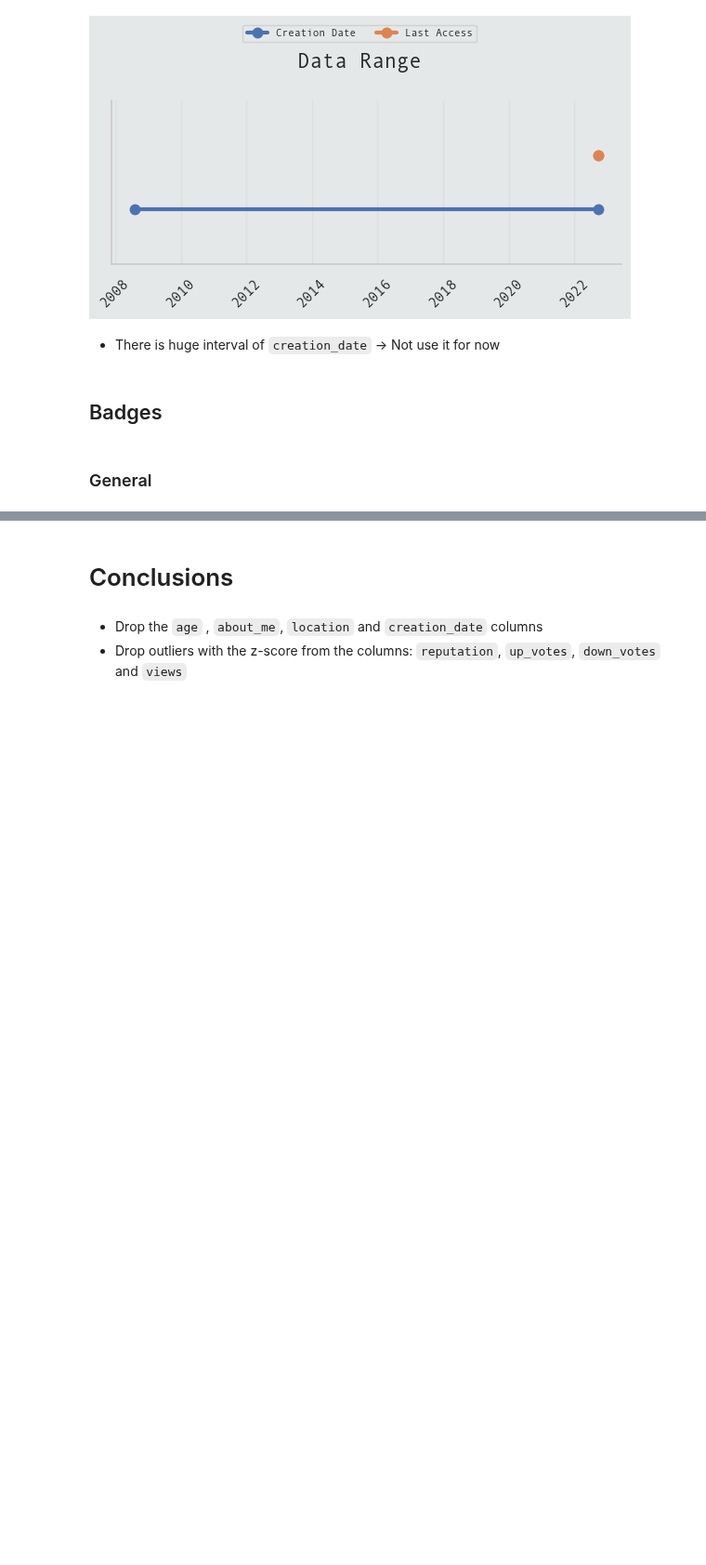
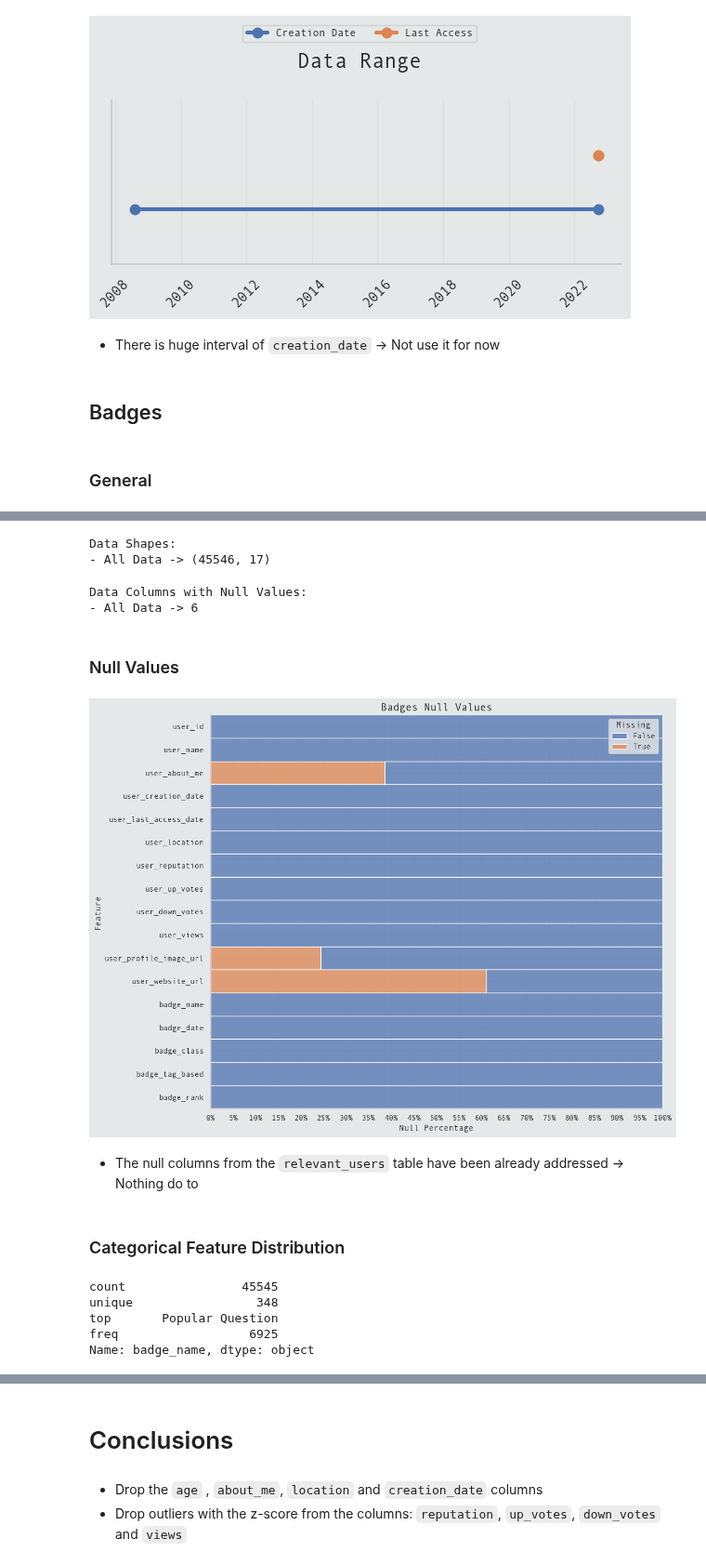
Before and after one commit to Volscente/DruidicGroveAI, a Jupyter notebook: notebooks/stackoverflow/eda/stackoverflow_eda.ipynb, the cells around one changed output, grey strips where cells are left out. Shown at 93% size. Drawn from its saved outputs; the diff is of its cells as text; code cells hidden in the pictures; blank space fills up the shorter version.

```diff
--- a/notebooks/stackoverflow/eda/stackoverflow_eda.ipynb
+++ b/notebooks/stackoverflow/eda/stackoverflow_eda.ipynb
@@ -365,0 +366,47 @@ badges_relevant_users.sample(5)
+# %%
+# Print shapes information
+print(f'{blue}Data Shapes:'
+      f'{blue}\n- All Data -> {red}{badges_relevant_users.shape}\n')
+# %% [output]
+Data Shapes:
+- All Data -> (45546, 17)
+# %%
+# Print null values information
+print(f'{blue}Data Columns with Null Values:'
+      f'{blue}\n- All Data -> {red}{relevant_users.isnull().any().sum()}\n')
+# %% [output]
+Data Columns with Null Values:
+- All Data -> 6
+# %% [markdown]
+### Null Values
+# %%
+# Create figure
+figure = plt.figure(tight_layout=True, figsize=(12, 9))
+
+# Define figure's subplots
+grid_spec = GridSpec(1, 1)
+
+# Plot data
+ax = figure.add_subplot(grid_spec[0, 0])
+
+sns.histplot(data=badges_relevant_users.isna().melt(var_name='Feature', value_name='Missing'),
+             y='Feature',
+             hue='Missing',
+             multiple='fill',
+             ax=ax)
+
+# Refactor x label as missing percentage
+ax.xaxis.set_major_locator(ticker.LinearLocator(21))
+ax.xaxis.set_major_formatter('{:.0%}'.format)
+
+# Set title and label
+ax.set_title('Badges Null Values', fontsize=15)
+ax.set_xlabel('Null Percentage')
+
+plt.show()
+# %% [output]
+[figure, added]
+# %% [markdown]
+- The null columns from the `relevant_users` table have been already addressed &rarr; Nothing do to
+# %% [markdown]
+### Categorical Feature Distribution
@@ -365,0 +416,9 @@ badges_relevant_users.sample(5)
+# %%
+# Count number of unique values
+badges_relevant_users[raw_categorical_features].describe().transpose()
+# %% [output]
+count                45545
+unique                 348
+top       Popular Question
+freq                  6925
+Name: badge_name, dtype: object
```
Also changed, not shown: parts of 5 cells of this notebook.
